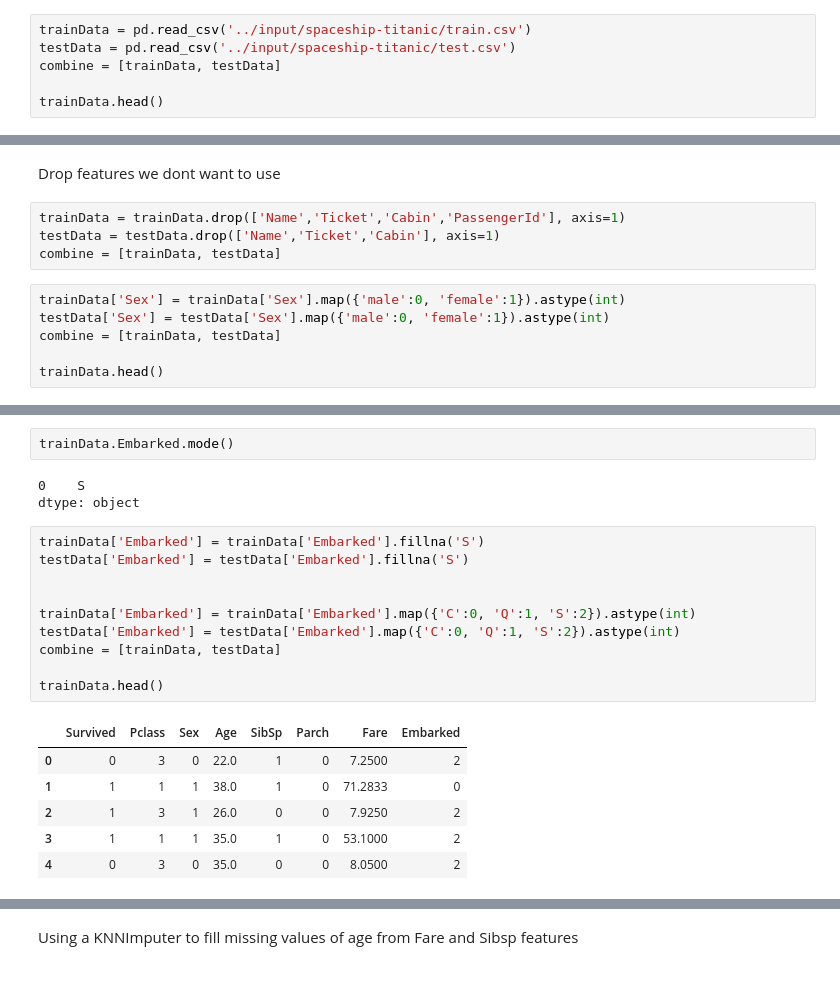
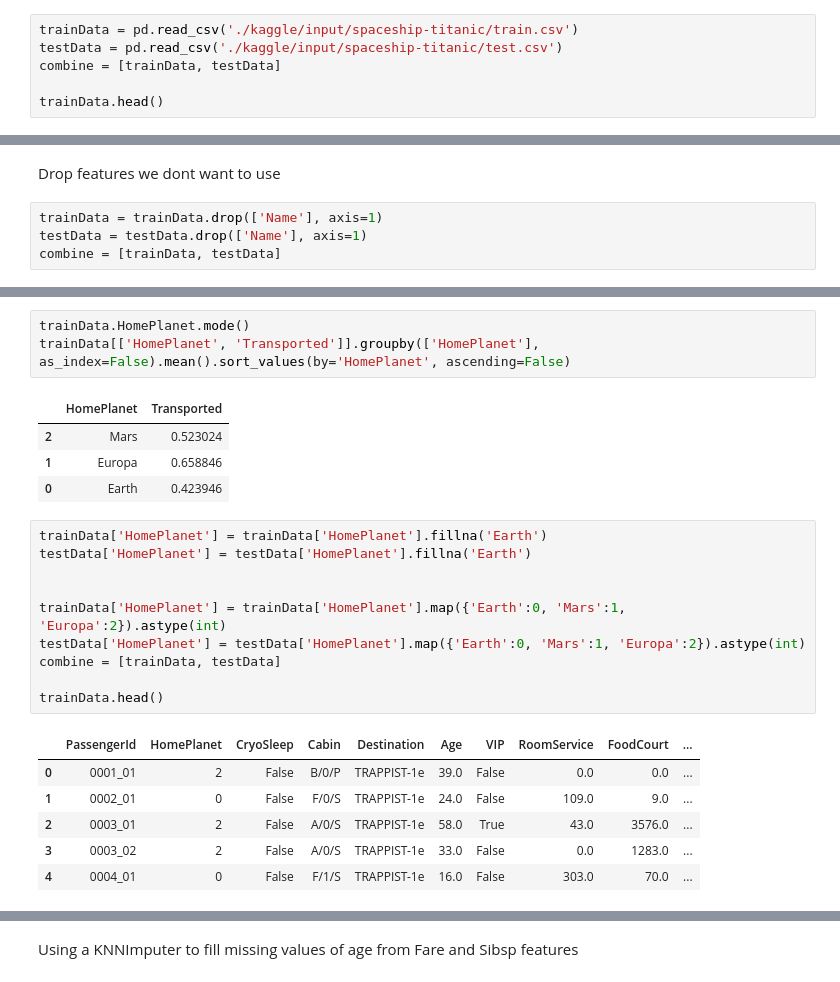
Before and after one commit to Clutch-Hinkle/kaggle-spaceship-titanic, a Jupyter notebook: spaceShip[-warmup-comp.ipynb, the cells around one changed output, grey strips where cells are left out. Cells and saved outputs as stored; diff of their text form.

```diff
--- a/spaceShip[-warmup-comp.ipynb
+++ b/spaceShip[-warmup-comp.ipynb
@@ -44,8 +41,8 @@ ModuleNotFoundError: No module named 'pandas'
 # %% [markdown]
 Adding the data
 # %%
-trainData = pd.read_csv('../input/spaceship-titanic/train.csv')
-testData = pd.read_csv('../input/spaceship-titanic/test.csv')
+trainData = pd.read_csv('./kaggle/input/spaceship-titanic/train.csv')
+testData = pd.read_csv('./kaggle/input/spaceship-titanic/test.csv')
 combine = [trainData, testData]
 
 trainData.head()
@@ -87,12 +86,6 @@ dtype: int64
 # %% [markdown]
 Drop features we dont want to use
 # %%
-trainData = trainData.drop(['Name','Ticket','Cabin','PassengerId'], axis=1)
-testData = testData.drop(['Name','Ticket','Cabin'], axis=1)
+trainData = trainData.drop(['Name'], axis=1)
+testData = testData.drop(['Name'], axis=1)
 combine = [trainData, testData]
-# %%
-trainData['Sex'] = trainData['Sex'].map({'male':0, 'female':1}).astype(int)
-testData['Sex'] = testData['Sex'].map({'male':0, 'female':1}).astype(int)
-combine = [trainData, testData]
-
-trainData.head()
@@ -106,23 +92,26 @@ trainData.head()
 # %%
-trainData.Embarked.mode()
+trainData.HomePlanet.mode()
+trainData[['HomePlanet', 'Transported']].groupby(['HomePlanet'], as_index=False).mean().sort_values(by='HomePlanet', ascending=False)
 # %% [output]
-0    S
-dtype: object
+|  | HomePlanet | Transported |
+| 2 | Mars | 0.523024 |
+| 1 | Europa | 0.658846 |
+| 0 | Earth | 0.423946 |
 # %%
-trainData['Embarked'] = trainData['Embarked'].fillna('S')
-testData['Embarked'] = testData['Embarked'].fillna('S')
+trainData['HomePlanet'] = trainData['HomePlanet'].fillna('Earth')
+testData['HomePlanet'] = testData['HomePlanet'].fillna('Earth')
 
 
-trainData['Embarked'] = trainData['Embarked'].map({'C':0, 'Q':1, 'S':2}).astype(int)
-testData['Embarked'] = testData['Embarked'].map({'C':0, 'Q':1, 'S':2}).astype(int)
+trainData['HomePlanet'] = trainData['HomePlanet'].map({'Earth':0, 'Mars':1, 'Europa':2}).astype(int)
+testData['HomePlanet'] = testData['HomePlanet'].map({'Earth':0, 'Mars':1, 'Europa':2}).astype(int)
 combine = [trainData, testData]
 
 trainData.head()
 # %% [output]
-|  | Survived | Pclass | Sex | Age | SibSp | Parch | Fare | Embarked |
-| 0 | 0 | 3 | 0 | 22.0 | 1 | 0 | 7.2500 | 2 |
-| 1 | 1 | 1 | 1 | 38.0 | 1 | 0 | 71.2833 | 0 |
-| 2 | 1 | 3 | 1 | 26.0 | 0 | 0 | 7.9250 | 2 |
-| 3 | 1 | 1 | 1 | 35.0 | 1 | 0 | 53.1000 | 2 |
-| 4 | 0 | 3 | 0 | 35.0 | 0 | 0 | 8.0500 | 2 |
+|  | PassengerId | HomePlanet | CryoSleep | Cabin | Destination | Age | VIP | RoomService | FoodCourt | ... |
+| 0 | 0001_01 | 2 | False | B/0/P | TRAPPIST-1e | 39.0 | False | 0.0 | 0.0 | ... |
+| 1 | 0002_01 | 0 | False | F/0/S | TRAPPIST-1e | 24.0 | False | 109.0 | 9.0 | ... |
+| 2 | 0003_01 | 2 | False | A/0/S | TRAPPIST-1e | 58.0 | True | 43.0 | 3576.0 | ... |
+| 3 | 0003_02 | 2 | False | A/0/S | TRAPPIST-1e | 33.0 | False | 0.0 | 1283.0 | ... |
+| 4 | 0004_01 | 0 | False | F/1/S | TRAPPIST-1e | 16.0 | False | 303.0 | 70.0 | ... |
 # %%
```
Also changed, not shown: parts of 37 cells of this notebook.
